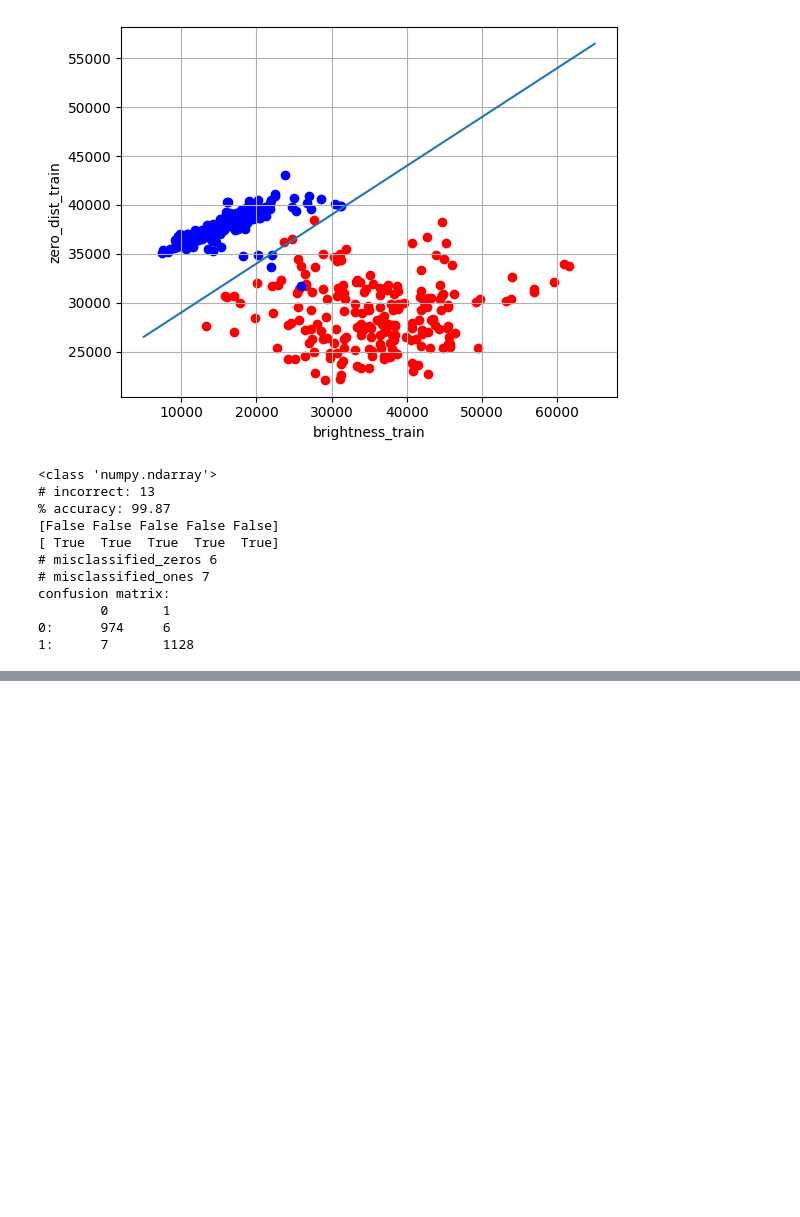
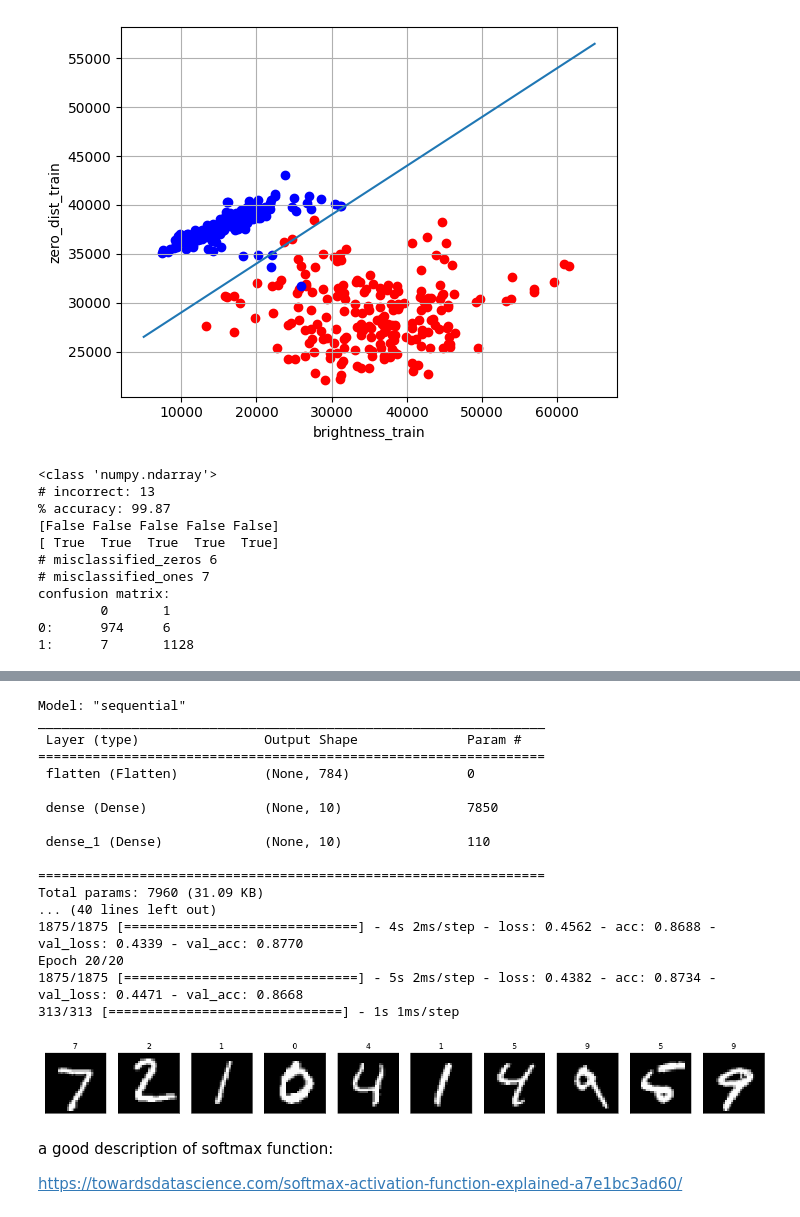
Before and after one commit to taylan-sen/CIS355_FALL05, a Jupyter notebook: ML_neural_networks_for_CV.ipynb, the cells around one changed output, grey strips where cells are left out. Drawn from its saved outputs; the diff is of its cells as text; code cells hidden in the pictures; blank space fills up the shorter version.

```diff
--- a/ML_neural_networks_for_CV.ipynb
+++ b/ML_neural_networks_for_CV.ipynb
@@ -466,0 +503,62 @@ confusion matrix:
+# %%
+# Convert y_train into one-hot format
+temp = []
+for i in range(len(y_train)):
+    temp.append(to_categorical(y_train[i], num_classes=10))
+
+y_train = np.array(temp)
+
+# Convert y_test into one-hot format
+temp = []
+for i in range(len(y_test)):
+    temp.append(to_categorical(y_test[i], num_classes=10))
+
+y_test = np.array(temp)
+# %%
+# Create simple Neural Network model
+model = Sequential()
+model.add(Flatten(input_shape=(28,28)))     # just rearranges input data
+model.add(Dense(10, activation='sigmoid'))  # a linear sum with a sigmoid output
+model.add(Dense(10, activation='softmax'))  # a linear sum with a softmax output
+
+model.summary()
+
+model.compile(loss='categorical_crossentropy',
+	      optimizer='adam',
+	      metrics=['acc'])
+
+# Train the Neural Network model
+model.fit(X_train, y_train, epochs=20, validation_data=(X_test,y_test))
+
+# Making predictions using our trained model
+predictions = model.predict(X_test)
+predictions = np.argmax(predictions, axis=1)
+
+# Display some predictions on test data
+fig, axes = plt.subplots(ncols=10, sharex=False,
+			 sharey=True, figsize=(20, 4))
+for i in range(10):
+	axes[i].set_title(predictions[i])
+	axes[i].imshow(X_test[i], cmap='gray')
+	axes[i].get_xaxis().set_visible(False)
+	axes[i].get_yaxis().set_visible(False)
+plt.show()
+# %% [output]
+Model: "sequential"
+_________________________________________________________________
+ Layer (type)                Output Shape              Param #
+=================================================================
+ flatten (Flatten)           (None, 784)               0
+
+ dense (Dense)               (None, 10)                7850
+
+ dense_1 (Dense)             (None, 10)                110
+
+=================================================================
+Total params: 7960 (31.09 KB)
+... (40 lines left out)
+1875/1875 [==============================] - 4s 2ms/step - loss: 0.4562 - acc: 0.8688 - val_loss: 0.4339 - val_acc: 0.8770
+Epoch 20/20
+1875/1875 [==============================] - 5s 2ms/step - loss: 0.4382 - acc: 0.8734 - val_loss: 0.4471 - val_acc: 0.8668
+313/313 [==============================] - 1s 1ms/step
+[figure, added]
@@ -466,0 +582,6 @@ confusion matrix:
+# %% [markdown]
+
+
+a good description of softmax function:
+
+https://towardsdatascience.com/softmax-activation-function-explained-a7e1bc3ad60/
```
Also changed, not shown: parts of 5 cells of this notebook.
